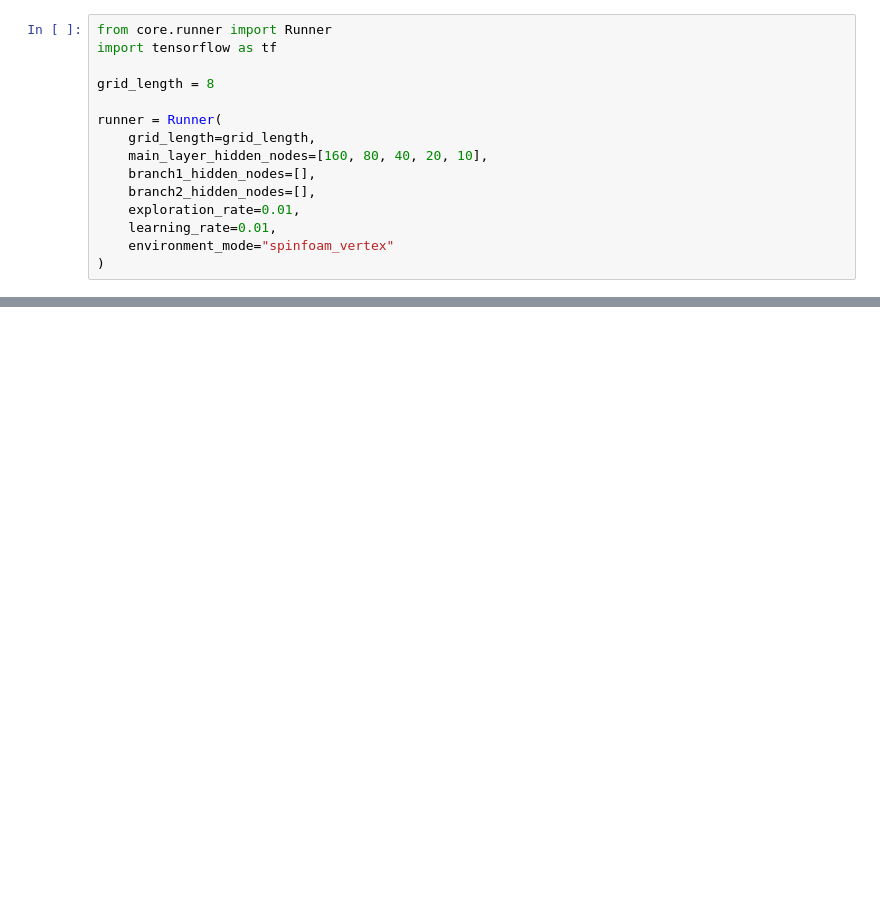
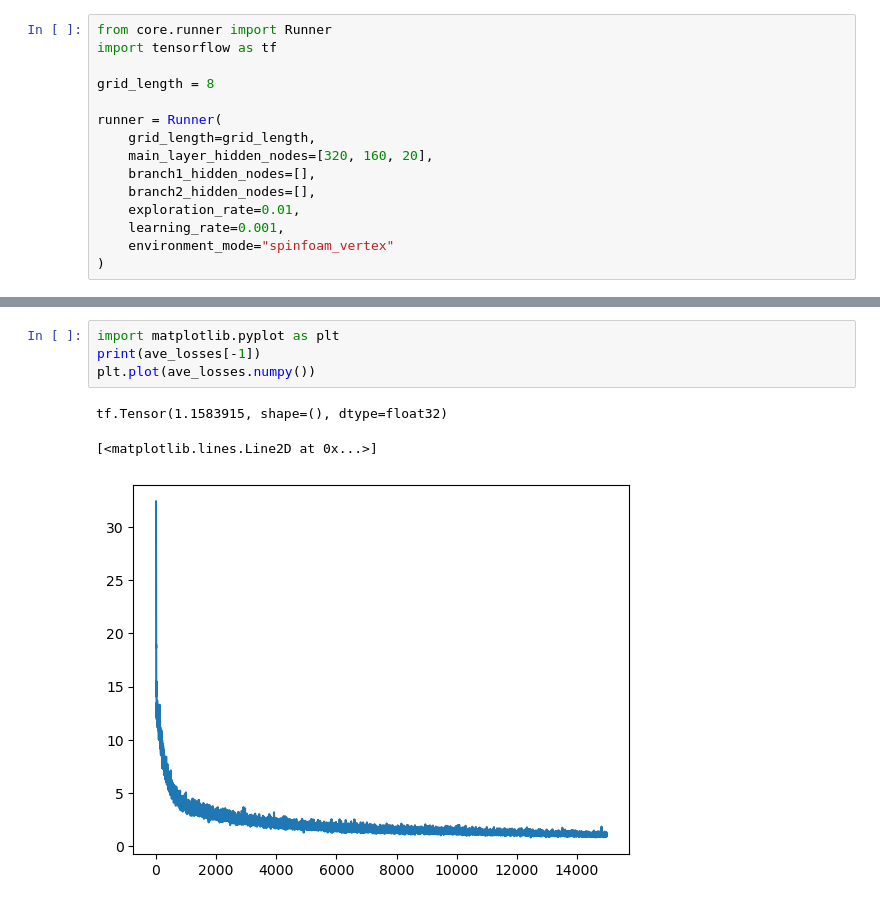
Before and after one commit to JosephRRB/GFlowNets_on_SpinFoams, a Jupyter notebook: GFlowNet Experiments on SpinFoams.ipynb, the cells around one changed output, grey strips where cells are left out. Cells and saved outputs as stored; diff of their text form; blank space fills up the shorter version.

```diff
--- a/GFlowNet Experiments on SpinFoams.ipynb
+++ b/GFlowNet Experiments on SpinFoams.ipynb
@@ -6,11 +6,11 @@ grid_length = 8
 
 runner = Runner(
     grid_length=grid_length,
-    main_layer_hidden_nodes=[160, 80, 40, 20, 10],
+    main_layer_hidden_nodes=[320, 160, 20],
     branch1_hidden_nodes=[],
     branch2_hidden_nodes=[],
     exploration_rate=0.01,
-    learning_rate=0.01,
+    learning_rate=0.001,
     environment_mode="spinfoam_vertex"
 )
 # %% [output]
@@ -46,0 +47,8 @@ Time Elapsed: 4597.051502227783 s
+# %%
+import matplotlib.pyplot as plt
+print(ave_losses[-1])
+plt.plot(ave_losses.numpy())
+# %% [output]
+tf.Tensor(1.1583915, shape=(), dtype=float32)
+[<matplotlib.lines.Line2D at 0x...>]
+[figure, added]
```
Also changed, not shown: parts of 7 cells of this notebook.
